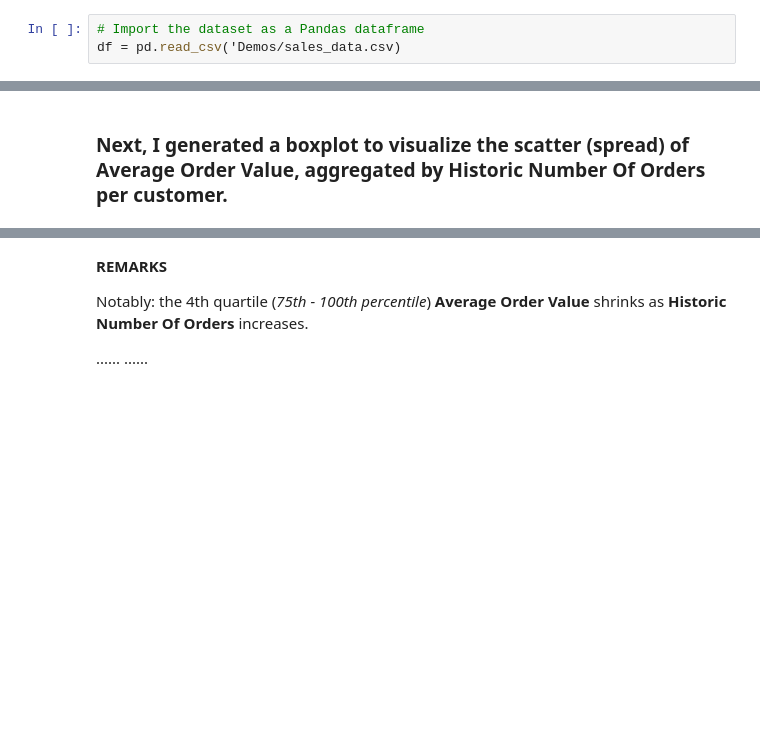
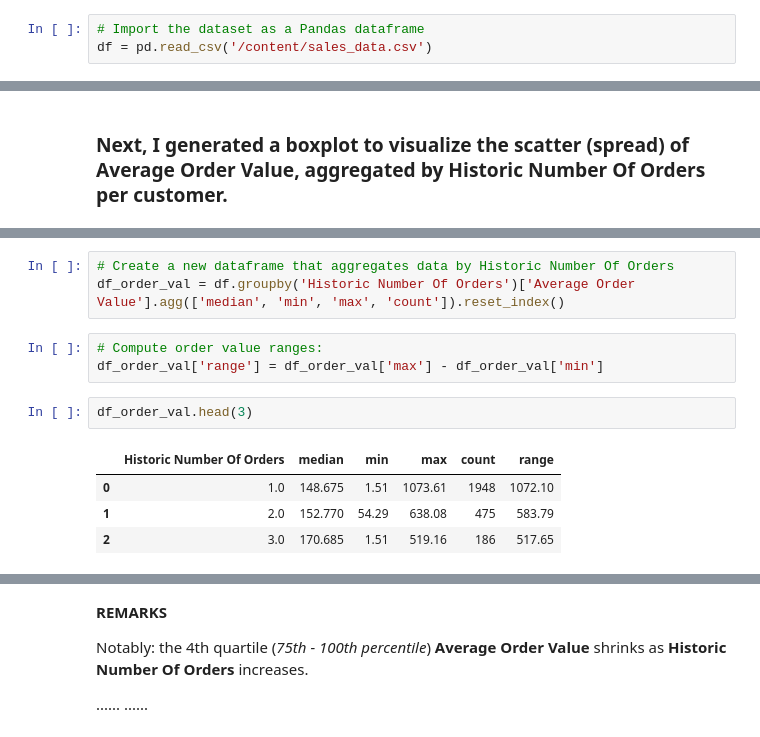
Before and after one commit to Charles1A/Charles1A.github.io, a Jupyter notebook: E-comm-data-analysis/E-commerce Data Analysis v1.1.ipynb, the cells around one changed output, grey strips where cells are left out. Drawn from its saved outputs; the diff is of its cells as text; blank space fills up the shorter version.

```diff
--- a/E-comm-data-analysis/E-commerce Data Analysis v1.1.ipynb
+++ b/E-comm-data-analysis/E-commerce Data Analysis v1.1.ipynb
@@ -44,6 +43,6 @@ Note: you may need to restart the kernel to use updated packages.
 # %%
 # Import the dataset as a Pandas dataframe
-df = pd.read_csv('Demos/sales_data.csv)
+df = pd.read_csv('/content/sales_data.csv')
 # %%
 # See what data types and how many records are present
 df.shape[0]
@@ -133,3 +132,16 @@ box_fig.show()
 # box_fig.write_html("/Users/cea/Desktop/avgval_x_orders.html")
 # %% [output]
 [interactive output not drawn]
+# %%
+# Create a new dataframe that aggregates data by Historic Number Of Orders
+df_order_val = df.groupby('Historic Number Of Orders')['Average Order Value'].agg(['median', 'min', 'max', 'count']).reset_index()
+# %%
+# Compute order value ranges:
+df_order_val['range'] = df_order_val['max'] - df_order_val['min']
+# %%
+df_order_val.head(3)
+# %% [output]
+|  | Historic Number Of Orders | median | min | max | count | range |
+| 0 | 1.0 | 148.675 | 1.51 | 1073.61 | 1948 | 1072.10 |
+| 1 | 2.0 | 152.770 | 54.29 | 638.08 | 475 | 583.79 |
+| 2 | 3.0 | 170.685 | 1.51 | 519.16 | 186 | 517.65 |
```
Also changed, not shown: parts of 5 cells of this notebook.
